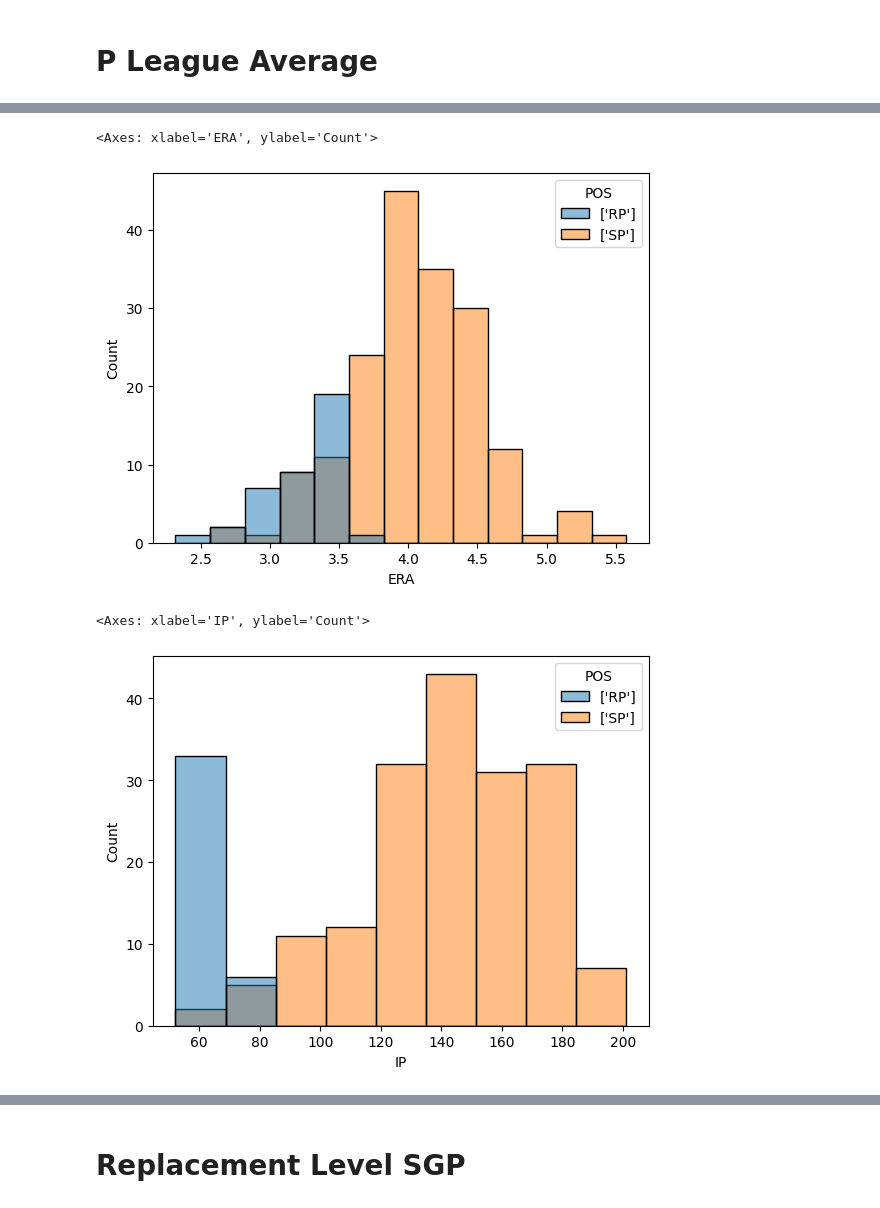
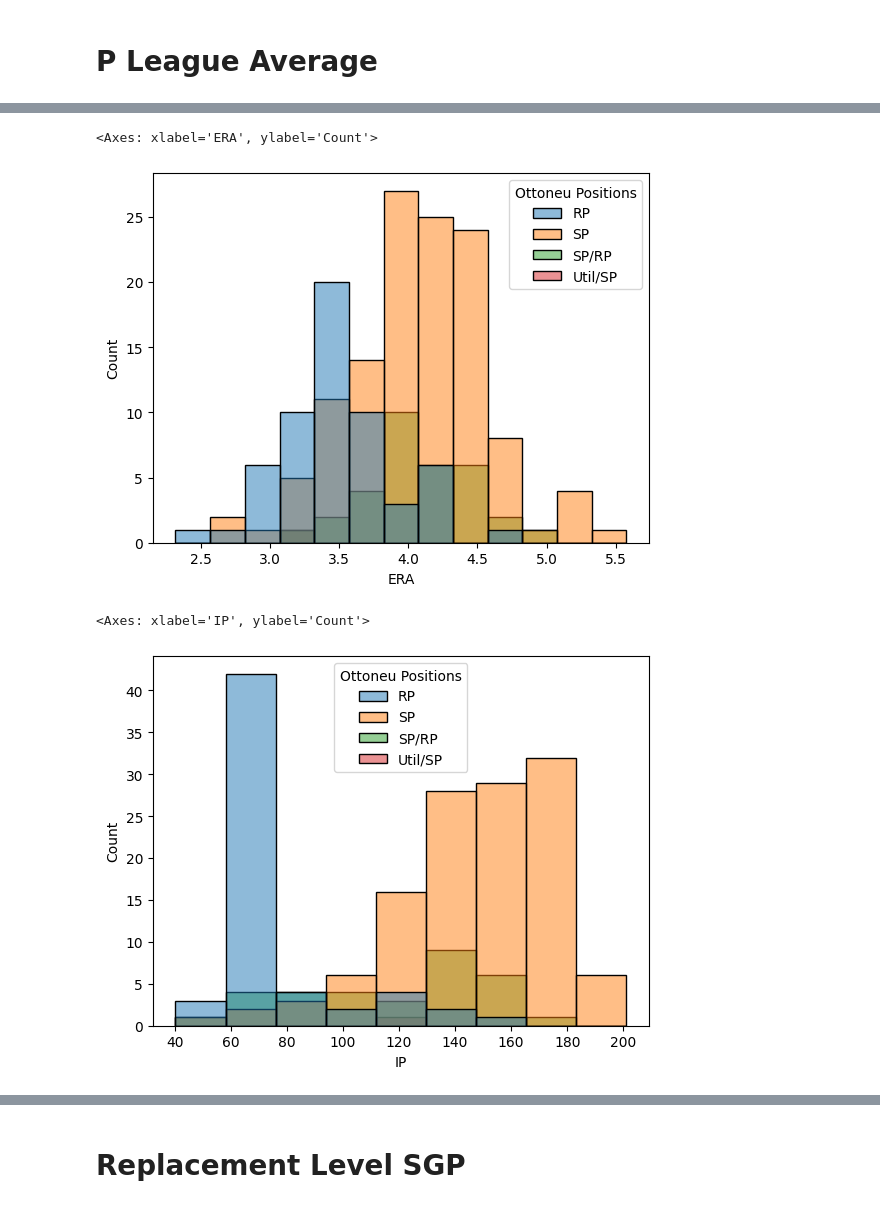
Before and after one commit to chmartin/Ottoneu_Baseball_Projects, a Jupyter notebook: Player_SGP/Imaginary_Hammers_SGP.ipynb, the cells around one changed output, grey strips where cells are left out. Drawn from its saved outputs; the diff is of its cells as text; code cells hidden in the pictures.

```diff
--- a/Player_SGP/Imaginary_Hammers_SGP.ipynb
+++ b/Player_SGP/Imaginary_Hammers_SGP.ipynb
@@ -30,3 +68,10 @@ Pitcher_Projections_df = Pitcher_Projections_df[Pitcher_Projections_df['IP'] > 5
+# %%
+
+#Filter Pitchers
+Pitcher_Projections_df = Pitcher_Projections_df[Pitcher_Projections_df['IP'] > 40.]
+
+#Filter Hitters
+Hitter_Projections_df = Hitter_Projections_df[Hitter_Projections_df['AB'] > 100.]
 # %%
 from Stat_modules import OBP,SLG,HR9,ERA,WHIP,TB
 Hitter_Projections_df['OBP'] = OBP(Hitter_Projections_df['H'],Hitter_Projections_df['BB'],Hitter_Projections_df['HBP'],Hitter_Projections_df['SF'],Hitter_Projections_df['AB'])
@@ -44,7 +89,7 @@ Replacement_Level = {
     'SS':44,
     '3B':19,
     'OF':89,
-    'DH':233,
+    'Util':233,
     'SP':150,
     'RP':65,
     'P':215
@@ -56,7 +101,7 @@ Replacement_window = {
     'SS':5,
     '3B':5,
     'OF':5,
-    'DH':5,
+    'Util':5,
     'SP':5,
     'RP':5,
     'P':5
@@ -69,7 +114,7 @@ Hitting_Pos = [
     'SS',
     '3B',
     'OF',
-    'DH'
+    'Util'
 ]
 Pitching_Pos = [
     'SP',
@@ -89,7 +134,7 @@ Rate_Scoring_Categories_Batting = [
     'SLG'
 ]
 Count_Scoring_Categories_Pitching = [
-    'K'
+    'SO'
 ]
 Rate_Scoring_Categories_Pitching = [
     "HR9",
@@ -123,6 +168,8 @@ Pitcher_Count_Stats = [
 import json
 with open(League_path+'/SGP_Denom_dict.json','r') as f:
     SGP_Denom = json.load(f)
+# %%
+SGP_Denom['SO'] = SGP_Denom['K']
 # %% [markdown]
 # Replacement Level & Playable Average Stats
 # %%
@@ -571,11 +620,11 @@ sns.scatterplot(Pitcher_Projections_df[Pitcher_Projections_df['Pos Place']<Repla
 # %%
-sns.histplot(Pitcher_Projections_df[Pitcher_Projections_df['Pos Place']<Replacement_Level['P']],x='ERA',hue='POS')
+sns.histplot(Pitcher_Projections_df[Pitcher_Projections_df['Pos Place']<Replacement_Level['P']],x='ERA',hue='Ottoneu Positions')
 # %% [output]
 <Axes: xlabel='ERA', ylabel='Count'>
-[figure, old version]
+[figure, new version]
 # %%
-sns.histplot(Pitcher_Projections_df[Pitcher_Projections_df['Pos Place']<Replacement_Level['P']],x='IP',hue='POS')
+sns.histplot(Pitcher_Projections_df[Pitcher_Projections_df['Pos Place']<Replacement_Level['P']],x='IP',hue='Ottoneu Positions')
 # %% [output]
 <Axes: xlabel='IP', ylabel='Count'>
-[figure, old version]
+[figure, new version]
 # %%
```
Also changed, not shown: parts of 94 cells of this notebook, 8 other files.
